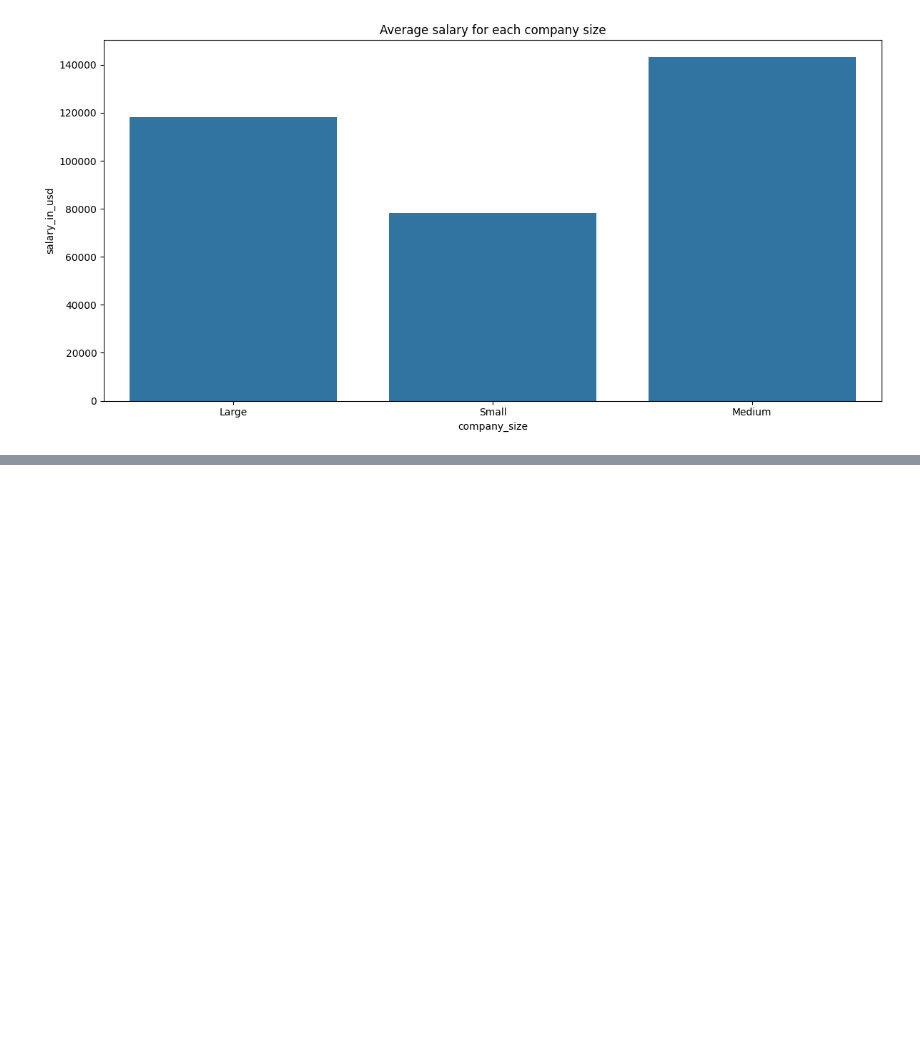
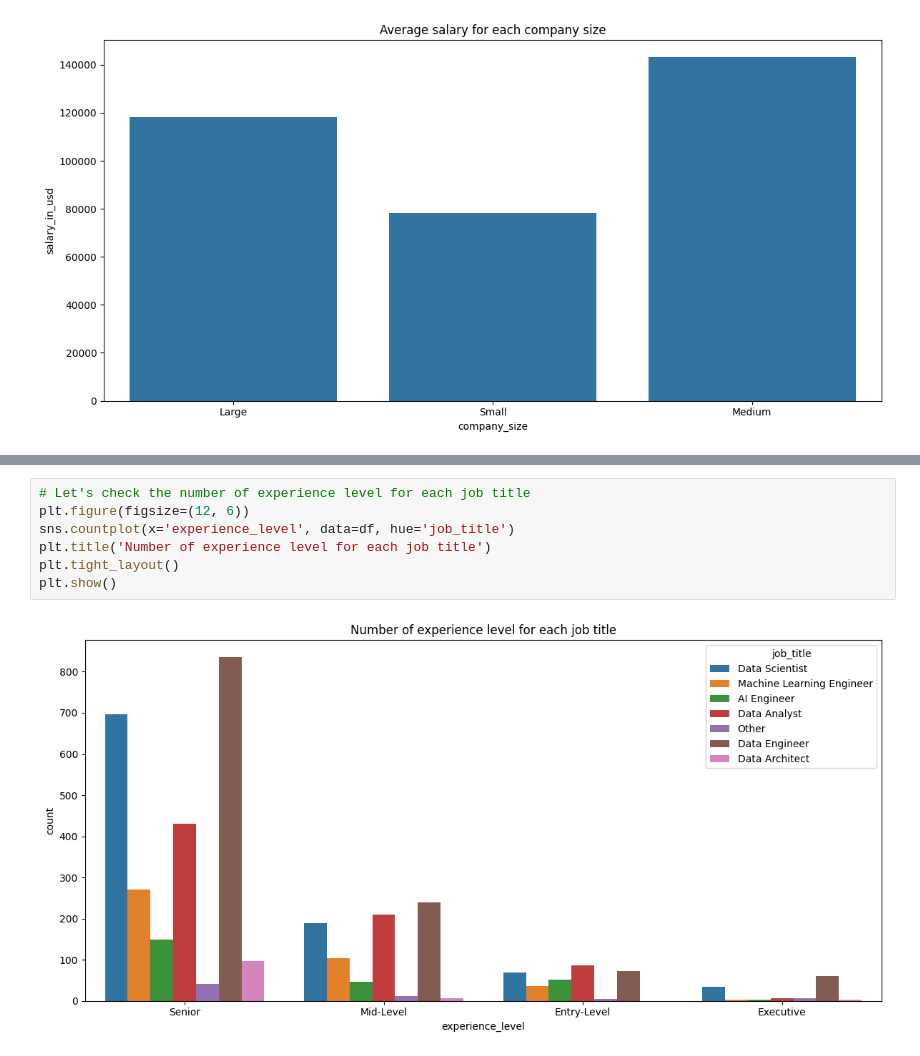
Before and after one commit to AnubhavYadavBCA25/Data-Professionals-Salaries-2020-to-2023-Analysis, a Jupyter notebook: Analysis.ipynb, the cells around one changed output, grey strips where cells are left out. Drawn from its saved outputs; the diff is of its cells as text; blank space fills up the shorter version.

```diff
--- a/Analysis.ipynb
+++ b/Analysis.ipynb
@@ -490,0 +510,9 @@ plt.show()
+# %%
+# Let's check the number of experience level for each job title
+plt.figure(figsize=(12, 6))
+sns.countplot(x='experience_level', data=df, hue='job_title')
+plt.title('Number of experience level for each job title')
+plt.tight_layout()
+plt.show()
+# %% [output]
+[figure, added]
```
Also changed, not shown: parts of 7 cells of this notebook, 1 other file.
